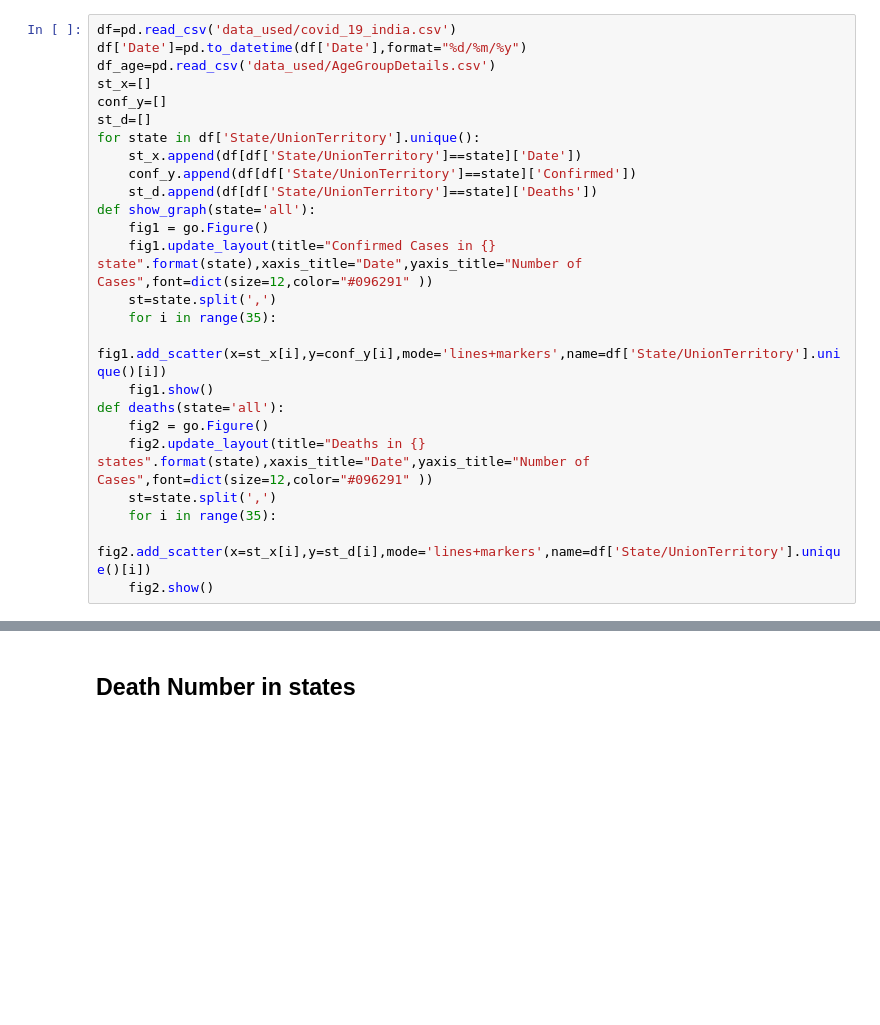
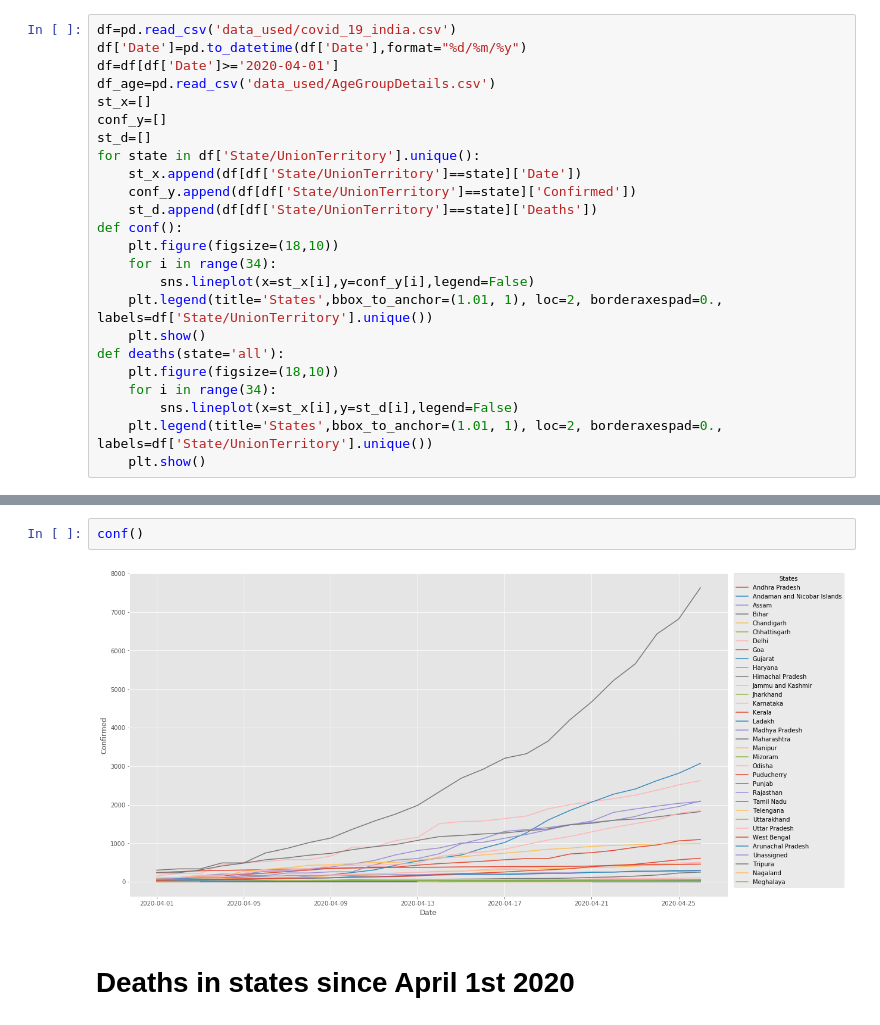
Before and after one commit to anurag-ux/covid-19-analysis, a Jupyter notebook: statewise_analysis.ipynb, the cells around one changed output, grey strips where cells are left out. Drawn from its saved outputs; the diff is of its cells as text; blank space fills up the shorter version.

```diff
--- a/statewise_analysis.ipynb
+++ b/statewise_analysis.ipynb
@@ -22,6 +11,7 @@ Renderers configuration
 # %%
 df=pd.read_csv('data_used/covid_19_india.csv')
 df['Date']=pd.to_datetime(df['Date'],format="%d/%m/%y")
+df=df[df['Date']>='2020-04-01']
 df_age=pd.read_csv('data_used/AgeGroupDetails.csv')
 st_x=[]
 conf_y=[]
@@ -30,18 +20,16 @@ for state in df['State/UnionTerritory'].unique():
     st_x.append(df[df['State/UnionTerritory']==state]['Date'])
     conf_y.append(df[df['State/UnionTerritory']==state]['Confirmed'])
     st_d.append(df[df['State/UnionTerritory']==state]['Deaths'])
-def show_graph(state='all'):
-    fig1 = go.Figure()
-    fig1.update_layout(title="Confirmed Cases in {} state".format(state),xaxis_title="Date",yaxis_title="Number of Cases",font=dict(size=12,color="#096291" ))
-    st=state.split(',')
-    for i in range(35):
-        fig1.add_scatter(x=st_x[i],y=conf_y[i],mode='lines+markers',name=df['State/UnionTerritory'].unique()[i])
-    fig1.show()
+def conf():
+    plt.figure(figsize=(18,10))
+    for i in range(34):
+        sns.lineplot(x=st_x[i],y=conf_y[i],legend=False)
+    plt.legend(title='States',bbox_to_anchor=(1.01, 1), loc=2, borderaxespad=0., labels=df['State/UnionTerritory'].unique())
+    plt.show()
 def deaths(state='all'):
-    fig2 = go.Figure()
-    fig2.update_layout(title="Deaths in {} states".format(state),xaxis_title="Date",yaxis_title="Number of Cases",font=dict(size=12,color="#096291" ))
-    st=state.split(',')
-    for i in range(35):
-        fig2.add_scatter(x=st_x[i],y=st_d[i],mode='lines+markers',name=df['State/UnionTerritory'].unique()[i])
-    fig2.show()
+    plt.figure(figsize=(18,10))
+    for i in range(34):
+        sns.lineplot(x=st_x[i],y=st_d[i],legend=False)
+    plt.legend(title='States',bbox_to_anchor=(1.01, 1), loc=2, borderaxespad=0., labels=df['State/UnionTerritory'].unique())
+    plt.show()
 # %% [markdown]
@@ -54,5 +37,9 @@ show_graph()
+# %%
+conf()
+# %% [output]
+[figure, added]
 # %% [markdown]
-## Death Number in states
+# Deaths in states since April 1st 2020
 # %%
 deaths()
 # %% [output]
```
Also changed, not shown: parts of 6 cells of this notebook.
